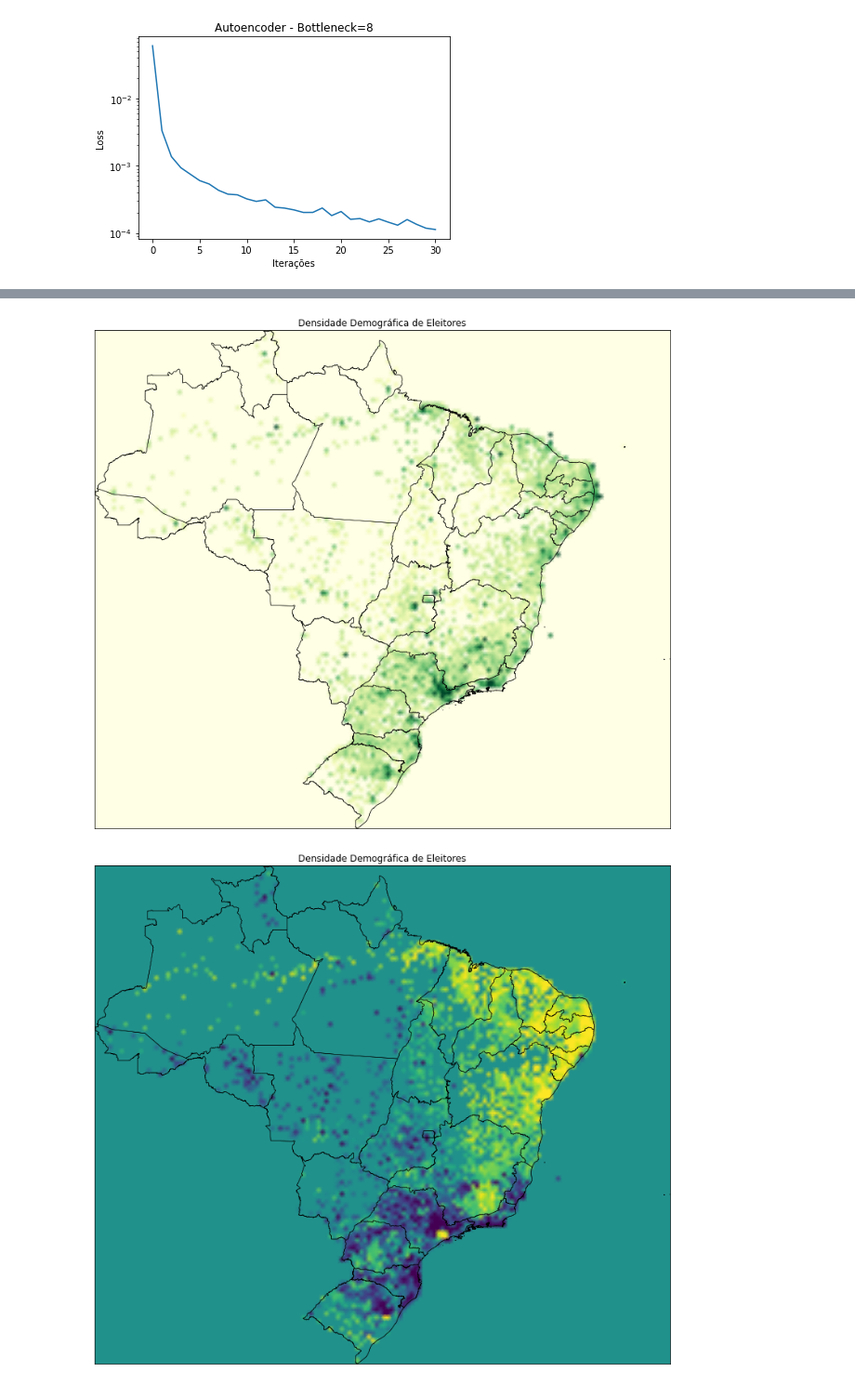
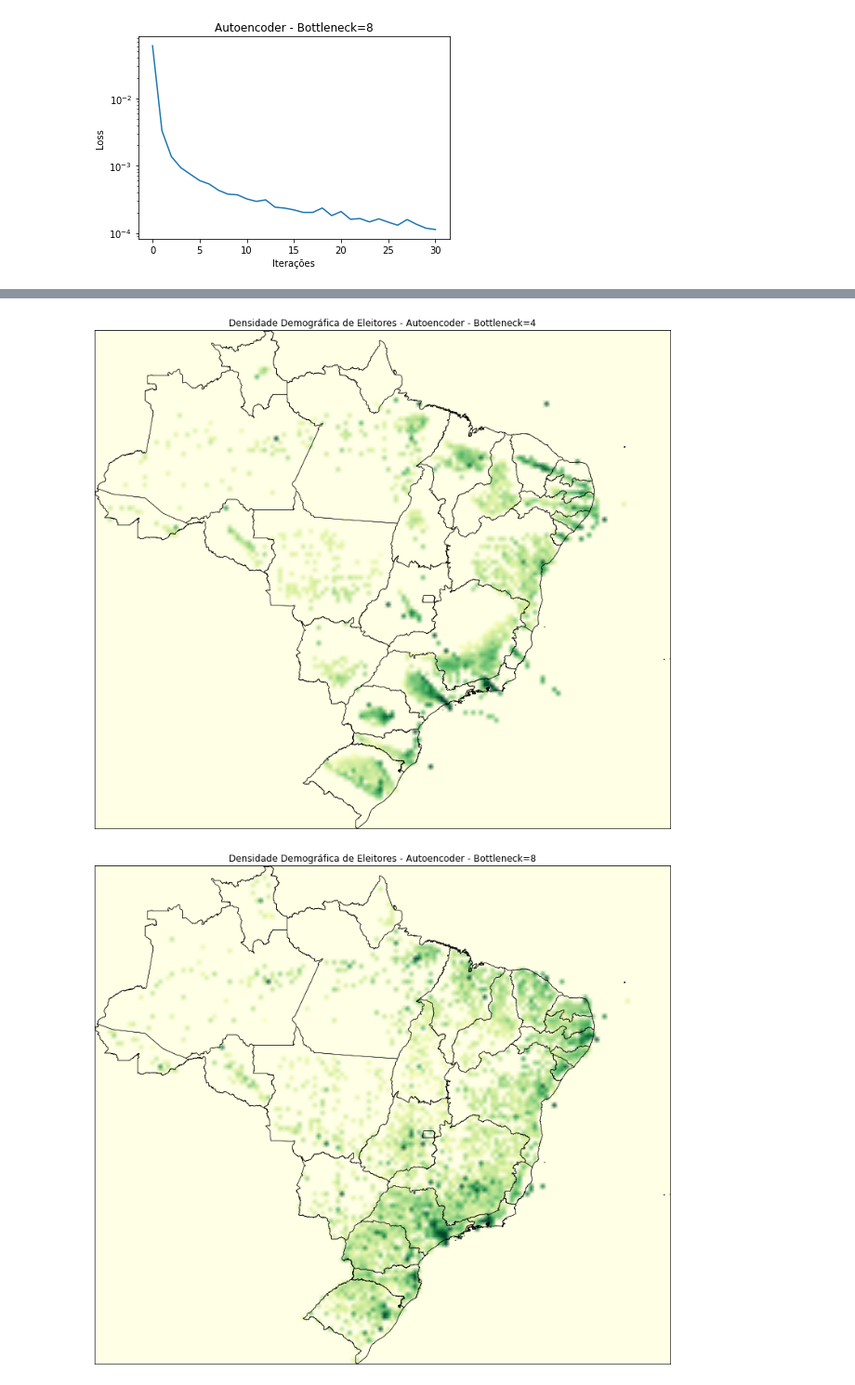
Before and after one commit to itaborai83/ecd221-DW-chinook, a Jupyter notebook: Deep_Learning_Eleições_2022.ipynb, the cells around one changed output, grey strips where cells are left out. Shown at 93% size. Drawn from its saved outputs; the diff is of its cells as text; code cells hidden in the pictures.

```diff
--- a/Deep_Learning_Eleições_2022.ipynb
+++ b/Deep_Learning_Eleições_2022.ipynb
@@ -956 +958,8 @@ Epoch [7500/15000], Loss: 0.000029
+# %%
+def run_computations(model, inputs):
+  input_tensor = torch.Tensor(inputs)
+  latent = model.encoder(input_tensor).detach().numpy()
+  output = model(input_tensor).detach().numpy()
+  distances = np.linalg.norm(inputs - output, axis=1)
+  return latent, output, distances
 # %%
@@ -1076,0 +1136,2 @@ display(reconstructed_df)
+# %%
+bottleneck8_df = reconstruct_dataframe(model_bottleneck8, inputs)
@@ -1161 +1264,7 @@ meshes['reconstruction_error'] = reconstructed_meshes['reconstruction_error']
+# %%
+meshes = fill_meshes(data_df, reconstruction=False)
+bottleneck16_meshes = fill_meshes(bottleneck16_df, reconstruction=True)
+bottleneck8_meshes = fill_meshes(bottleneck8_df, reconstruction=True)
+bottleneck4_meshes = fill_meshes(bottleneck4_df, reconstruction=True)
+bottleneck2_meshes = fill_meshes(bottleneck2_df, reconstruction=True)
 # %%
@@ -1186,25 +1294,25 @@ plt.show()
 # %%
-data = (reconstructed_meshes['total_1t'] + reconstructed_meshes['total_2t']) / 2
+data = (bottleneck4_meshes['total_1t'] + bottleneck4_meshes['total_2t']) / 2
 pcts = spatial_histogram(data)
 p05 = pcts[ int(0.00 * len(pcts)) ]
 p95 = pcts[ int(0.99 * len(pcts)) ]
 vmin, vmax = minmax([p05, p95], symmetrical=True)
 plt.figure(figsize=(FIG_X, FIG_Y))
 m = draw_mesh_on_map(nth_root(data), cmap="YlGn", vmin=0, vmax=nth_root(vmax))
-plt.title("Densidade Demográfica de Eleitores")
+plt.title("Densidade Demográfica de Eleitores - Autoencoder - Bottleneck=4")
 plt.show()
 # %% [output]
-[figure, old version]
+[figure, new version]
 # %%
-data = (meshes['lula_1t'] - meshes['bolsonaro_1t'])
+data = (bottleneck8_meshes['total_1t'] + bottleneck8_meshes['total_2t']) / 2
 pcts = spatial_histogram(data)
-p05 = pcts[ int(0.05 * len(pcts)) ]
-p95 = pcts[ int(0.95 * len(pcts)) ]
+p05 = pcts[ int(0.00 * len(pcts)) ]
+p95 = pcts[ int(0.99 * len(pcts)) ]
 vmin, vmax = minmax([p05, p95], symmetrical=True)
 plt.figure(figsize=(FIG_X, FIG_Y))
-m = draw_mesh_on_map(nth_root(data), vmin=nth_root(vmin), vmax=nth_root(vmax))
-plt.title("Densidade Demográfica de Eleitores")
+m = draw_mesh_on_map(nth_root(data), cmap="YlGn", vmin=0, vmax=nth_root(vmax))
+plt.title("Densidade Demográfica de Eleitores - Autoencoder - Bottleneck=8")
 plt.show()
 # %% [output]
-[figure, old version]
+[figure, new version]
 # %%
```
Also changed, not shown: parts of 16 cells of this notebook.
